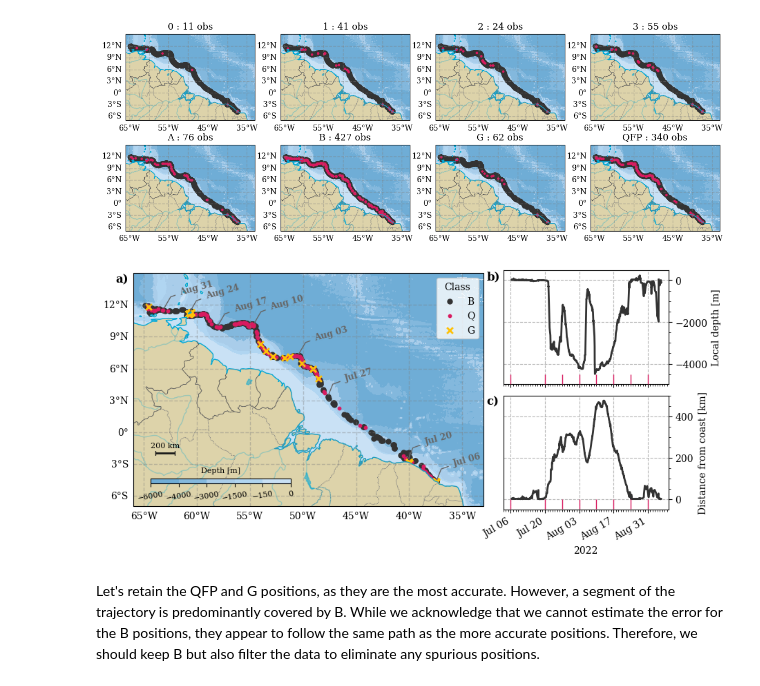
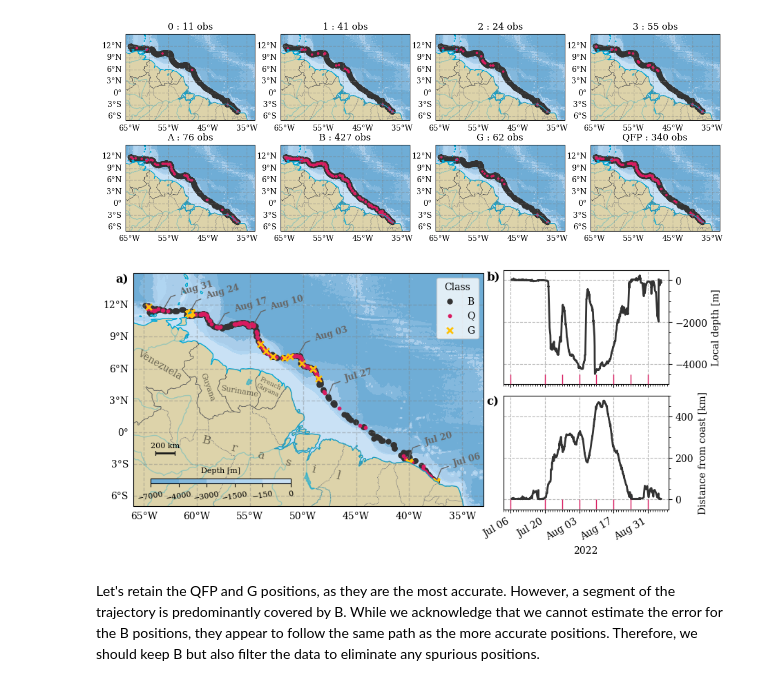
Before and after one commit to iuryt/tico_peixeboi, a Jupyter notebook: src/01-preprocessing.ipynb, the cells around one changed output. Saved outputs shown, nothing was run; the diff lists cells and outputs as text; code cells hidden in the pictures.

```diff
--- a/src/01-preprocessing.ipynb
+++ b/src/01-preprocessing.ipynb
@@ -40,7 +40,7 @@ def map_layout(ax, extent = [-66, -34, -7, 15], add_colorbar = False, colors = c
     levels = -np.array([0, 150, 1500, 3000, 4000, 8000])
     kw = dict(
         x = "lon", y = "lat",
-        levels = np.array([-6000, -4000, -3000, -1500, -150, 0]),
+        levels = np.array([-7000, -4000, -3000, -1500, -150, 0]),
         colors = colors["ocean"],
         transform = ccrs.PlateCarree(),
         extend = "neither", zorder = 0,
@@ -137,6 +137,12 @@ cax = ax.inset_axes([0.05, 0.1, 0.4, 0.02])
 fig.colorbar(C, cax = cax, orientation = "horizontal")
 cax.set_title("Depth [m]", fontsize = 8)
 cax.tick_params(axis = 'both', which = 'major', labelsize = 8, rotation = 10)
+
+ax.text(-63.5, 5, "Venezuela", rotation = -30, ha = "center", transform = ccrs.PlateCarree(), alpha = 0.5)
+ax.text(-59, 3, "Guyana", rotation = -70, ha = "center", transform = ccrs.PlateCarree(), alpha = 0.5, fontsize = 8)
+ax.text(-56, 3.4, "Suriname", rotation = -10, ha = "center", transform = ccrs.PlateCarree(), alpha = 0.5, fontsize = 8)
+ax.text(-53.2, 3.4, "French\nGuyana", rotation = -25, ha = "center", transform = ccrs.PlateCarree(), alpha = 0.5, fontsize = 6.5)
+ax.text(-53, -4.4, (6 * " ").join("B r a s i l".split()), rotation = -15, ha = "center", transform = ccrs.PlateCarree(), alpha = 0.5, fontsize = 12)
 
 ds.where(ds.Class=="B").plot.scatter(x="longitude", y="latitude", ax=ax, color="0.2", s=25, edgecolor=None, zorder = 0, label = "B")
 ds.where(ds.Class=="QFP").plot.scatter(x="longitude", y="latitude", ax=ax, color="#D81B60", s=10, edgecolor=None, zorder = 0, label = "Q")
@@ -161,34 +167,34 @@ plot_scale_bar(ax, 200, -63, -2, orientation = "horizontal")
 
 
 bat.interp(lon = ds.longitude, lat = ds.latitude).plot(ax = ax1, color = "0.2")
 ds.distance.plot(ax = ax2, color = "0.2")
 
 fmt = "%b %d"
 for a in [ax1, ax2]:
     ylim = a.get_ylim()
     a.plot(time,[ylim[0]]*time.size,
            marker="|",lw=0,color="#D81B60",
            clip_on=False,zorder=1e4, markersize=10,
     )
     a.yaxis.set_label_position("right")
     a.yaxis.tick_right()
     a.xaxis.set_minor_locator(DayLocator(interval=1))
     a.xaxis.set_major_locator(DayLocator(interval=14))
     a.xaxis.set_major_formatter(DateFormatter(fmt))
 ax1.set(xticklabels = [], ylabel = "Local depth [m]", xlabel = "");
 ax2.set(ylabel = "Distance from coast [km]", xlabel = "2022");
 
 
 ax.text(-0.05, 1, "a)", transform=ax.transAxes,
   fontsize=12, fontweight='bold', va='top', ha='left')
 
 for a, label in zip([ax1, ax2], "b) c)".split()):
     a.text(-0.1, 1, label, transform=a.transAxes,
       fontsize=12, fontweight='bold', va='top', ha='left')
 
 fig.savefig("../img/map.png", dpi=300, bbox_inches = "tight", facecolor = "w")
 # %% [output]
-[figure, old version]
+[figure, new version]
 # %% [markdown]
 Let's retain the QFP and G positions, as they are the most accurate. However, a segment of the trajectory is predominantly covered by B. While we acknowledge that we cannot estimate the error for the B positions, they appear to follow the same path as the more accurate positions. Therefore, we should keep B but also filter the data to eliminate any spurious positions.
 # %%
```
Also changed, not shown: parts of 1 cell of this notebook, 3 other files.
